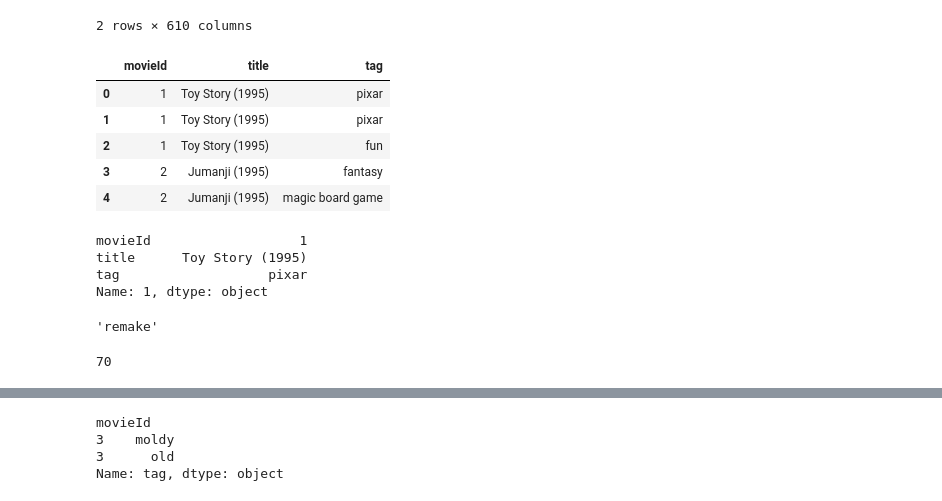
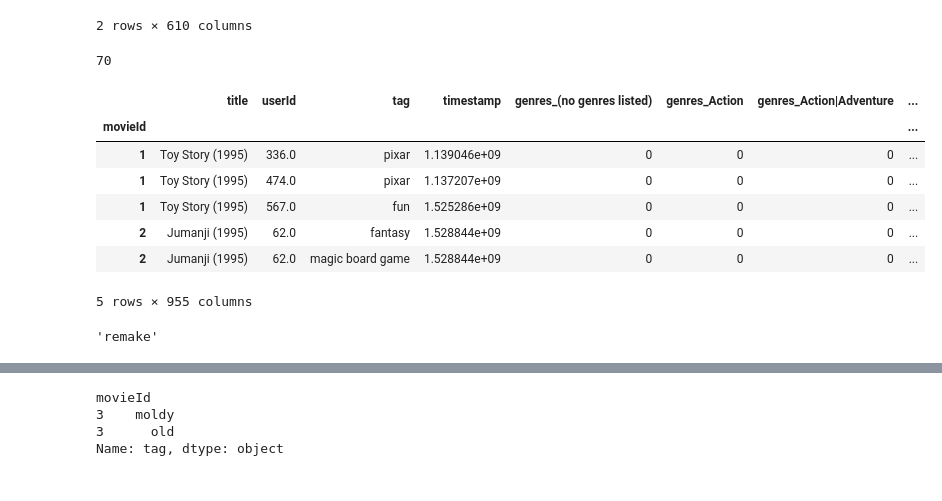
Before and after one commit to julian801/JC_Movie_Recommender, a Jupyter notebook: JC_Movie_Recommender_GBM.ipynb, the cells around one changed output, grey strips where cells are left out. Saved outputs shown, nothing was run; the diff lists cells and outputs as text; code cells hidden in the pictures.

```diff
--- a/JC_Movie_Recommender_GBM.ipynb
+++ b/JC_Movie_Recommender_GBM.ipynb
@@ -55,28 +53,23 @@ movies_small = movies[['movieId','title','tag']]
-# %%
-movies_small.head(5)
-# %% [output]
-|  | movieId | title | tag |
-| 0 | 1 | Toy Story (1995) | pixar |
-| 1 | 1 | Toy Story (1995) | pixar |
-| 2 | 1 | Toy Story (1995) | fun |
-| 3 | 2 | Jumanji (1995) | fantasy |
-| 4 | 2 | Jumanji (1995) | magic board game |
-# %%
-movies_small.loc[1]
-# %% [output]
-movieId                   1
-title      Toy Story (1995)
-tag                   pixar
-Name: 1, dtype: object
 # %%
 movies_id = movies['movieId'] # as movies_small
 # %%
 movies.set_index('movieId',inplace=True)
+# %%
+movies_id[100]
+# %% [output]
+70
+# %%
+movies.head(5)
+# %% [output]
+|  | title | userId | tag | timestamp | genres_(no genres listed) | genres_Action | genres_Action|Adventure | ... |
+| movieId |  |  |  |  |  |  |  | ... |
+| 1 | Toy Story (1995) | 336.0 | pixar | 1.139046e+09 | 0 | 0 | 0 | ... |
+| 1 | Toy Story (1995) | 474.0 | pixar | 1.137207e+09 | 0 | 0 | 0 | ... |
+| 1 | Toy Story (1995) | 567.0 | fun | 1.525286e+09 | 0 | 0 | 0 | ... |
+| 2 | Jumanji (1995) | 62.0 | fantasy | 1.528844e+09 | 0 | 0 | 0 | ... |
+| 2 | Jumanji (1995) | 62.0 | magic board game | 1.528844e+09 | 0 | 0 | 0 | ... |
+5 rows × 955 columns
 # %%
 movies['tag'].loc[7]
 # %% [output]
 'remake'
-# %%
-movies_id[100]
-# %% [output]
-70
```
Also changed, not shown: parts of 6 cells of this notebook.
